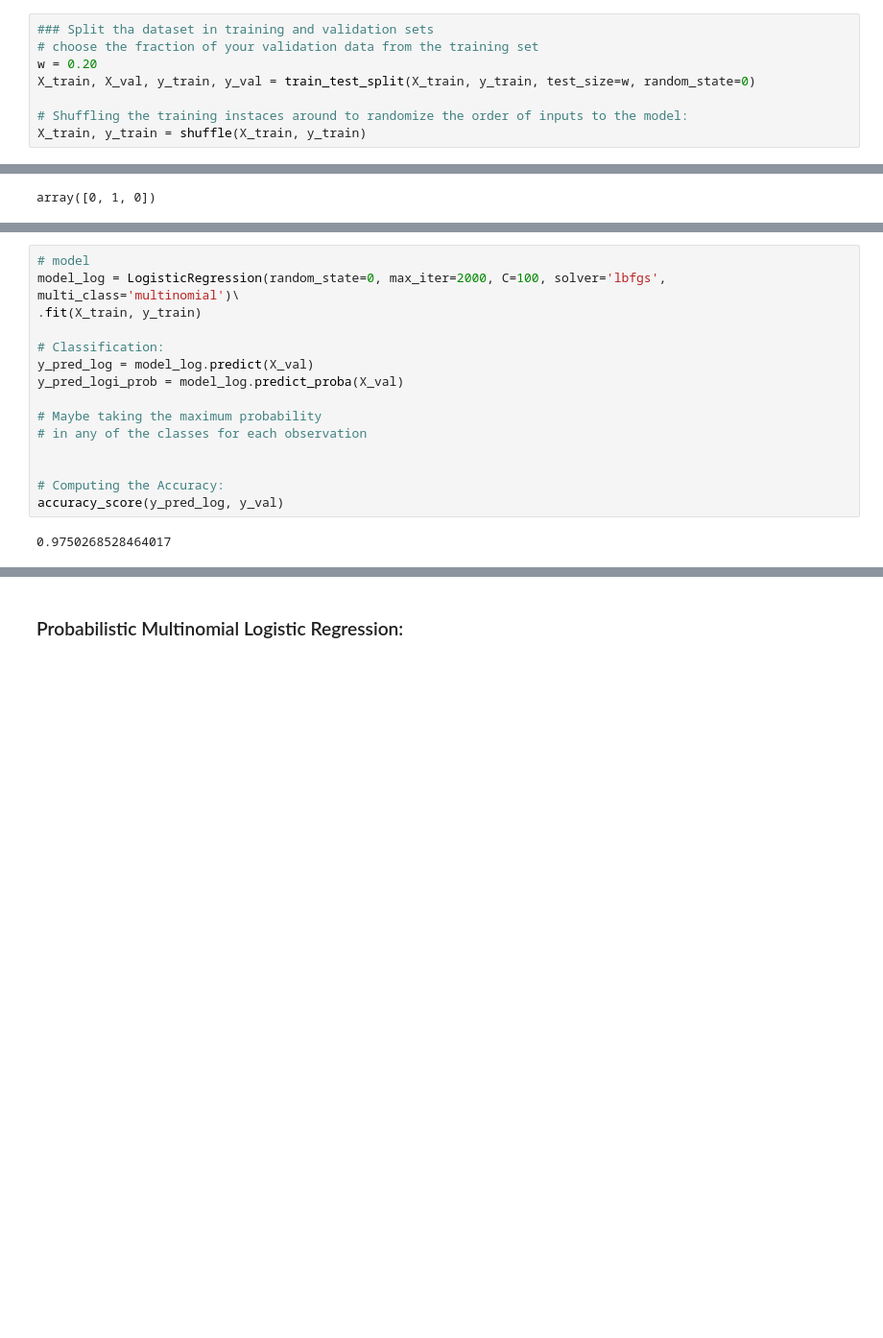
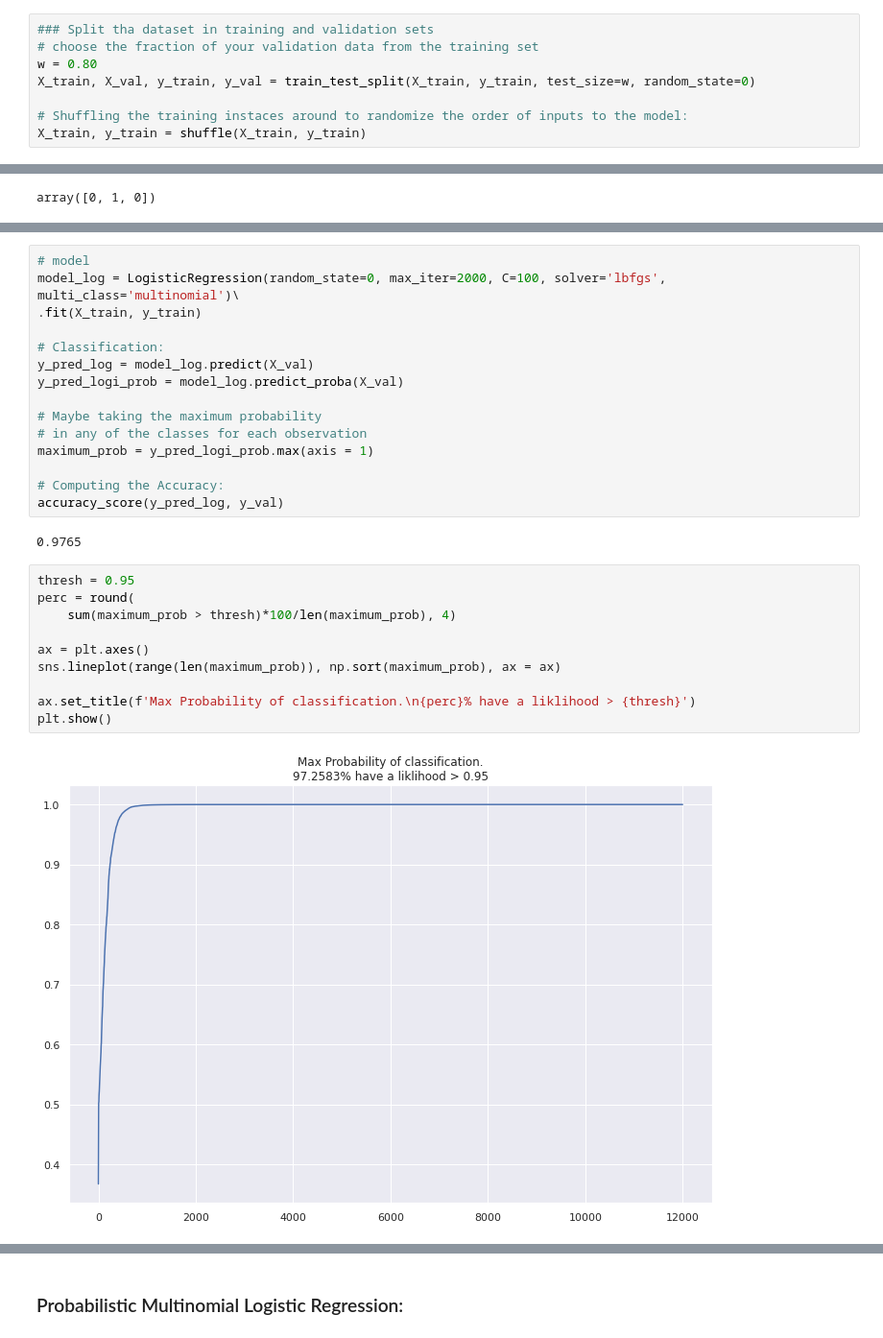
Before and after one commit to NiallSmith93/ET5003, a Jupyter notebook: Etivity_1_team1_20156952_DaireCampbell.ipynb, the cells around one changed output, grey strips where cells are left out. Shown: that part at 96% size. Saved outputs shown, nothing was run; the diff lists cells and outputs as text; blank space fills up the shorter version.

```diff
--- a/Etivity_1_team1_20156952_DaireCampbell.ipynb
+++ b/Etivity_1_team1_20156952_DaireCampbell.ipynb
@@ -286,7 +358,7 @@ len(X_train), len(y_train)
 # %%
 ### Split tha dataset in training and validation sets
 # choose the fraction of your validation data from the training set
-w = 0.20
+w = 0.80
 X_train, X_val, y_train, y_val = train_test_split(X_train, y_train, test_size=w, random_state=0)
 
 # Shuffling the training instaces around to randomize the order of inputs to the model:
@@ -327,9 +403,21 @@ y_pred_logi_prob = model_log.predict_proba(X_val)
 
 # Maybe taking the maximum probability
 # in any of the classes for each observation
-
+maximum_prob = y_pred_logi_prob.max(axis = 1)
 
 # Computing the Accuracy:
 accuracy_score(y_pred_log, y_val)
 # %% [output]
-0.9750268528464017
+0.9765
+# %%
+thresh = 0.95
+perc = round(
+    sum(maximum_prob > thresh)*100/len(maximum_prob), 4)
+
+ax = plt.axes()
+sns.lineplot(range(len(maximum_prob)), np.sort(maximum_prob), ax = ax)
+
+ax.set_title(f'Max Probability of classification.\n{perc}% have a liklihood > {thresh}')
+plt.show()
+# %% [output]
+[figure, added]
```
Also changed, not shown: parts of 40 cells of this notebook.
